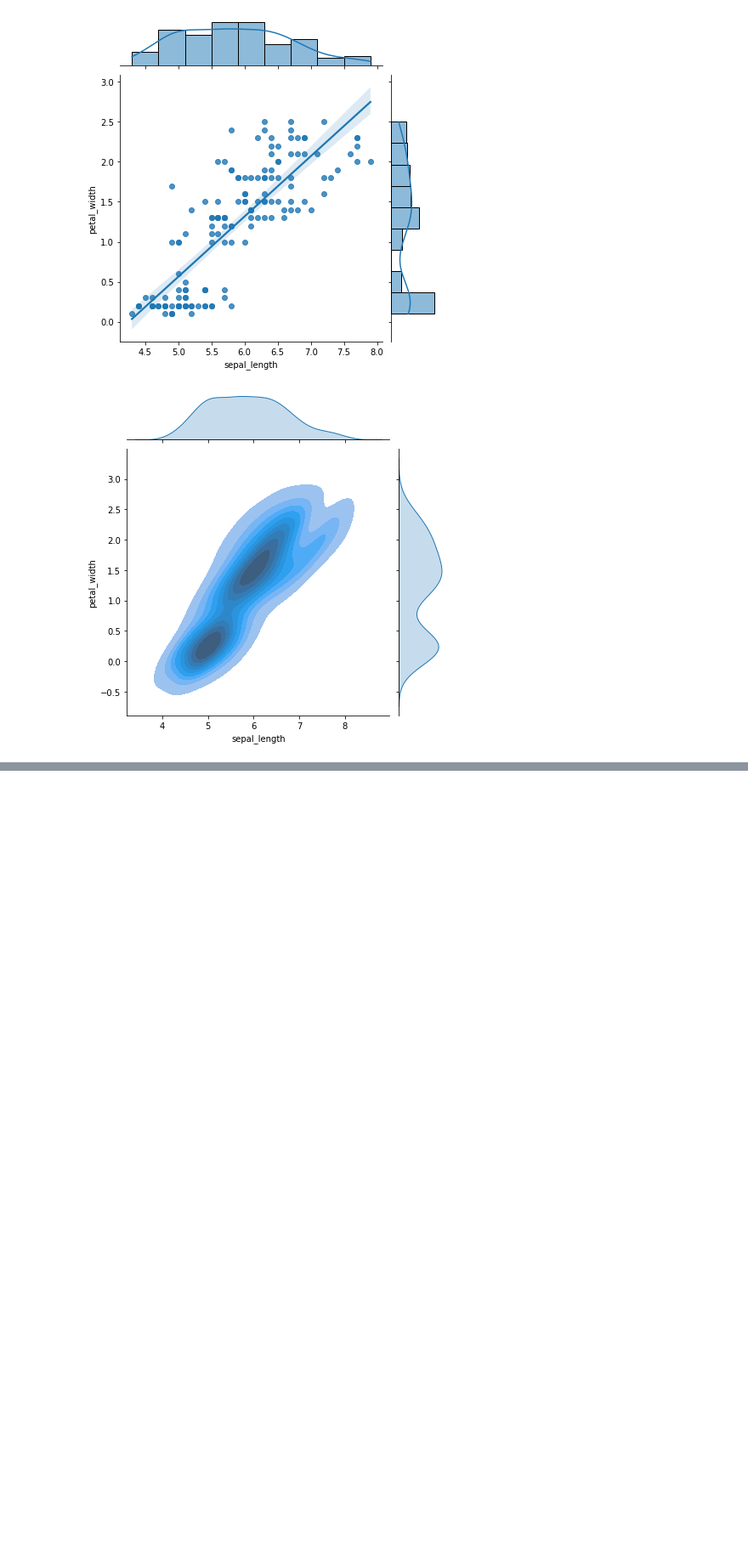
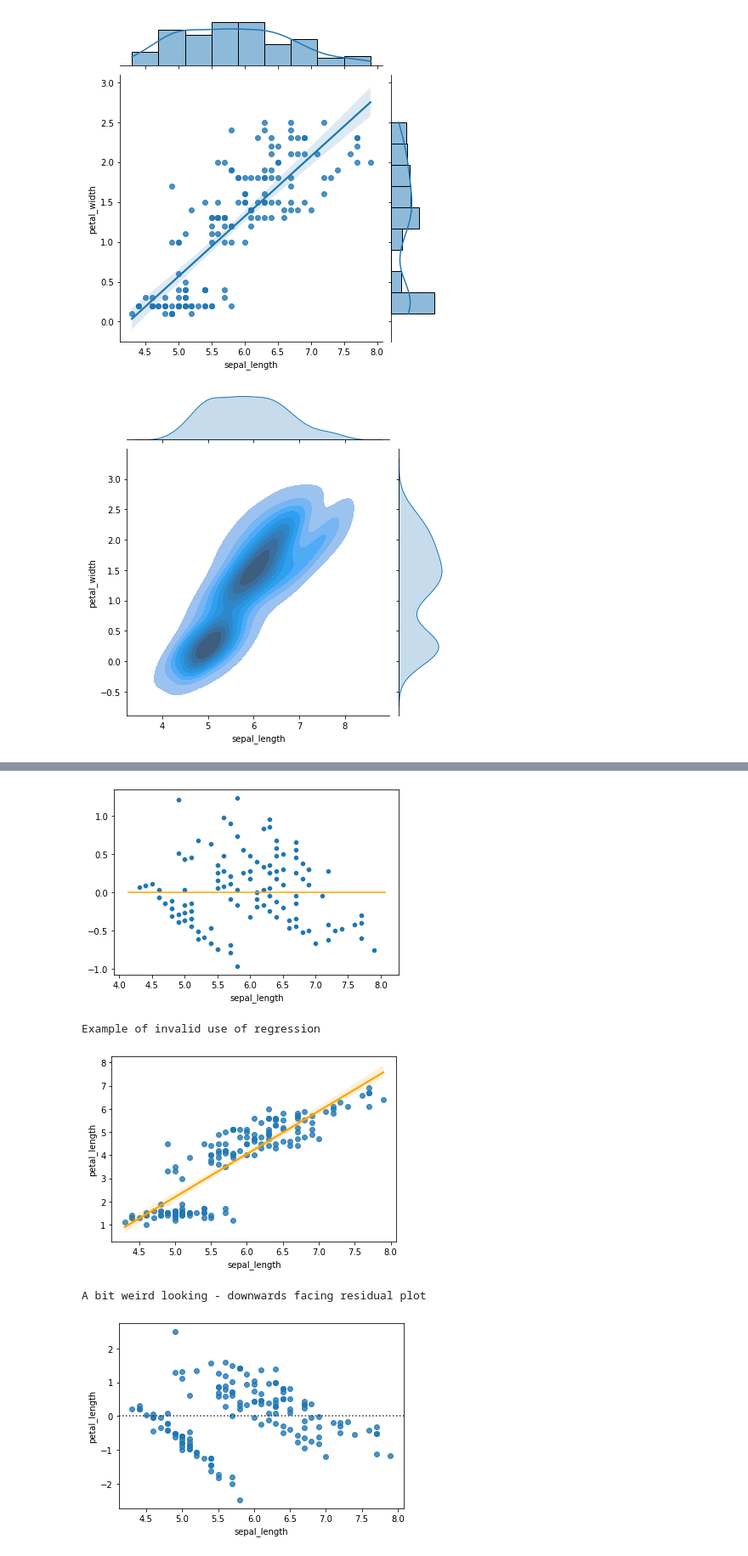
Before and after one commit to TomasDrozdik/statistics, a Jupyter notebook: introduction-to-statistics.ipynb, the cells around one changed output, grey strips where cells are left out. Shown: that part at 85% size. Saved outputs shown, nothing was run; the diff lists cells and outputs as text; code cells hidden in the pictures; blank space fills up the shorter version.

```diff
--- a/introduction-to-statistics.ipynb
+++ b/introduction-to-statistics.ipynb
@@ -319,0 +395,21 @@ It means that the line is made in a way that given points would be "going" towar
+# %%
+sepal_length
+residual = petal_width - petal_width_estimate
+
+ax = sns.scatterplot(x=sepal_length, y=residual)
+ax.hlines(y=0, xmin=ax.get_xlim()[0], xmax=ax.get_xlim()[1], color="orange")
+plt.show()
+
+print("Example of invalid use of regression")
+sns.regplot(x="sepal_length", y="petal_length", data=iris_df, line_kws={"color": "orange"})
+plt.show()
+
+print("A bit weird looking - downwards facing residual plot")
+sns.residplot(x="sepal_length", y="petal_length", data=iris_df)
+plt.show()
+# %% [output]
+[figure, added]
+Example of invalid use of regression
+[figure, added]
+A bit weird looking - downwards facing residual plot
+[figure, added]
```
Also changed, not shown: parts of 18 cells of this notebook.
